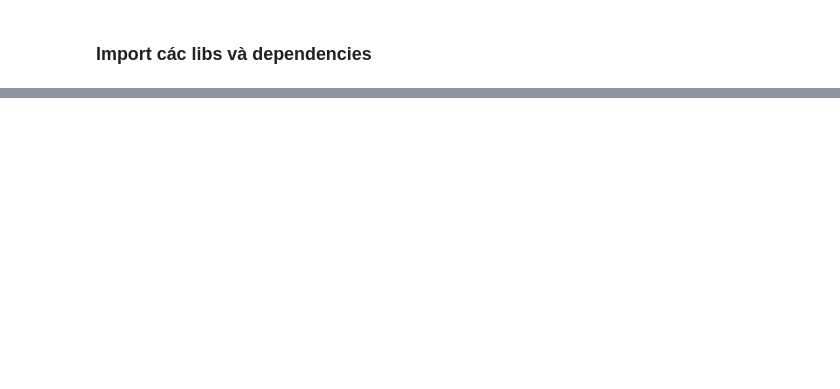
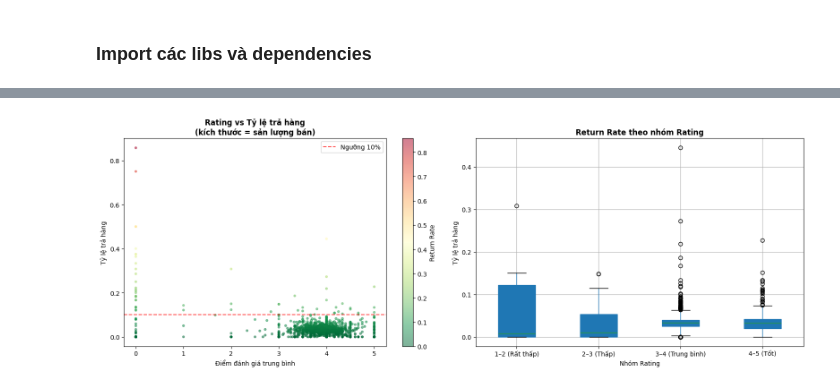
Before and after one commit to mau09022004/Last-Dance-Datathon-2026, a Jupyter notebook: notebooks/LD_02_DA_03_EDA.ipynb, the cells around one changed output, grey strips where cells are left out. Saved outputs shown, nothing was run; the diff lists cells and outputs as text; code cells hidden in the pictures; blank space fills up the shorter version.

```diff
--- a/notebooks/LD_02_DA_03_EDA.ipynb
+++ b/notebooks/LD_02_DA_03_EDA.ipynb
@@ -80,0 +194,38 @@ print(f"Cập nhật lần cuối vào thời điểm {time.asctime()}")
+# %%
+# Lọc NaN và sản phẩm chưa bán trước khi plot
+products_clean = products.dropna(subset=['avg_rating', 'return_rate'])
+products_clean = products_clean[products_clean['total_sold'] > 0].copy()
+
+fig, axes = plt.subplots(1, 2, figsize=(16, 6))
+
+# 1. Tương quan Rating vs Return Rate
+scatter = axes[0].scatter(
+    products_clean['avg_rating'],
+    products_clean['return_rate'],
+    s=products_clean['total_sold'] / products_clean['total_sold'].max() * 300 + 10,
+    alpha=0.5, c=products_clean['return_rate'], cmap='RdYlGn_r'
+)
+plt.colorbar(scatter, ax=axes[0], label='Return Rate')
+axes[0].axhline(y=0.1, color='red', linestyle='--', alpha=0.7, label='Ngưỡng 10%')
+axes[0].set_title('Rating vs Tỷ lệ trả hàng\n(kích thước = sản lượng bán)', fontweight='bold')
+axes[0].set_xlabel('Điểm đánh giá trung bình')
+axes[0].set_ylabel('Tỷ lệ trả hàng')
+axes[0].legend()
+
+# 2. Phân phối return_rate theo nhóm rating
+products_clean['rating_group'] = pd.cut(
+    products_clean['avg_rating'],
+    bins=[0, 2, 3, 4, 5],
+    labels=['1–2 (Rất thấp)', '2–3 (Thấp)', '3–4 (Trung bình)', '4–5 (Tốt)']
+)
+products_clean.boxplot(column='return_rate', by='rating_group', ax=axes[1],
+                        vert=True, patch_artist=True)
+axes[1].set_title('Return Rate theo nhóm Rating', fontweight='bold')
+axes[1].set_xlabel('Nhóm Rating')
+axes[1].set_ylabel('Tỷ lệ trả hàng')
+plt.suptitle('')
+
+plt.tight_layout()
+plt.show()
+# %% [output]
+[figure, added]
```
Also changed, not shown: parts of 26 cells of this notebook, 1 other file.
